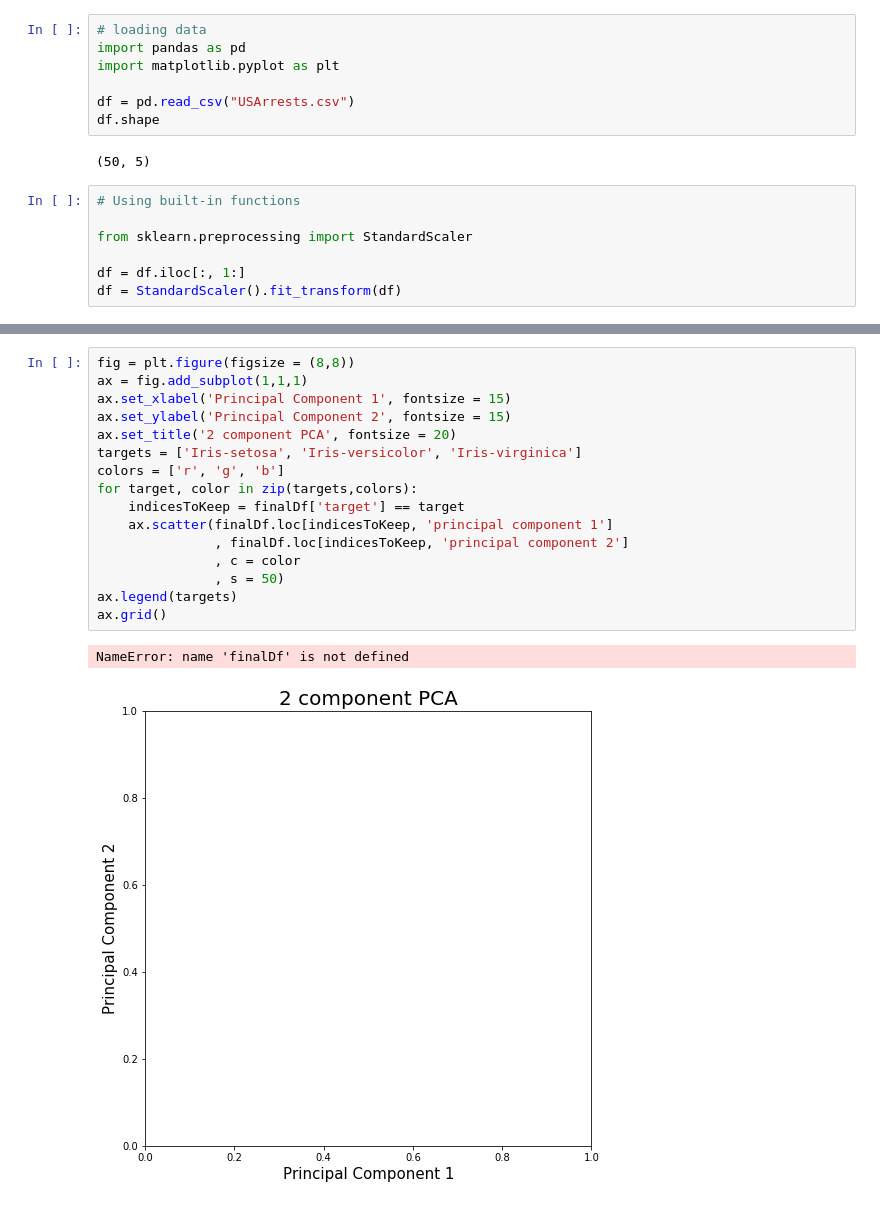
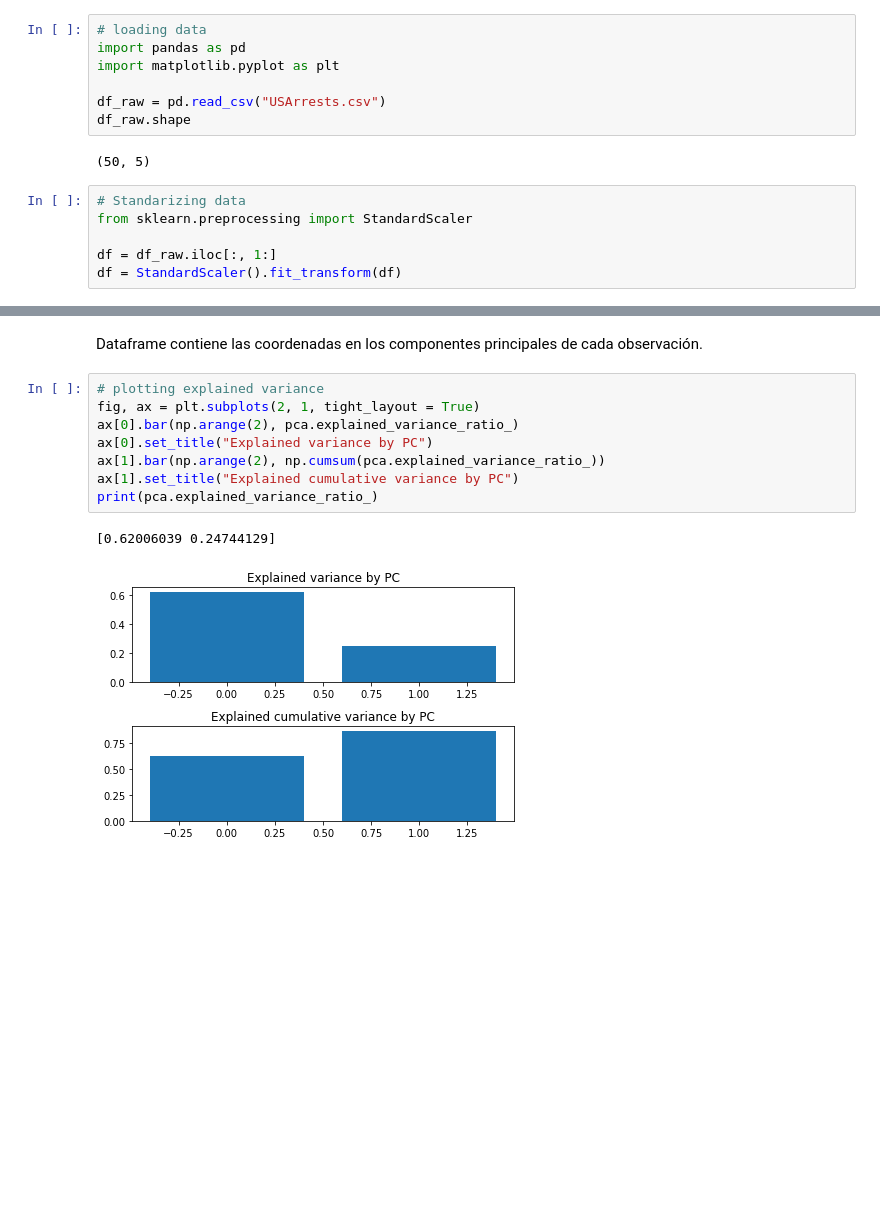
Before and after one commit to leoBravoRain/statistics, a Jupyter notebook: PCA/PCA.ipynb, the cells around one changed output, grey strips where cells are left out. Saved outputs shown, nothing was run; the diff lists cells and outputs as text; blank space fills up the shorter version.

```diff
--- a/PCA/PCA.ipynb
+++ b/PCA/PCA.ipynb
@@ -105,16 +119,15 @@ En este ejemplo, ¿cuál es el número óptimo de componentes principales?
 import pandas as pd
 import matplotlib.pyplot as plt
 
-df = pd.read_csv("USArrests.csv")
-df.shape
+df_raw = pd.read_csv("USArrests.csv")
+df_raw.shape
 # %% [output]
 (50, 5)
 # %%
-# Using built-in functions
-
+# Standarizing data
 from sklearn.preprocessing import StandardScaler
 
-df = df.iloc[:, 1:]
+df = df_raw.iloc[:, 1:]
 df = StandardScaler().fit_transform(df)
 # %%
 from sklearn.decomposition import PCA
@@ -132,19 +155,13 @@ IndexError: only integers, slices (`:`), ellipsis (`...`), numpy.newaxis (`None`
-# %%
-fig = plt.figure(figsize = (8,8))
-ax = fig.add_subplot(1,1,1)
-ax.set_xlabel('Principal Component 1', fontsize = 15)
-ax.set_ylabel('Principal Component 2', fontsize = 15)
-ax.set_title('2 component PCA', fontsize = 20)
-targets = ['Iris-setosa', 'Iris-versicolor', 'Iris-virginica']
-colors = ['r', 'g', 'b']
-for target, color in zip(targets,colors):
-    indicesToKeep = finalDf['target'] == target
-    ax.scatter(finalDf.loc[indicesToKeep, 'principal component 1']
-               , finalDf.loc[indicesToKeep, 'principal component 2']
-               , c = color
-               , s = 50)
-ax.legend(targets)
-ax.grid()
-# %% [output]
-NameError: name 'finalDf' is not defined
-[figure, removed]
+# %% [markdown]
+Dataframe contiene las coordenadas en los componentes principales de cada observación.
+# %%
+# plotting explained variance
+fig, ax = plt.subplots(2, 1, tight_layout = True)
+ax[0].bar(np.arange(2), pca.explained_variance_ratio_)
+ax[0].set_title("Explained variance by PC")
+ax[1].bar(np.arange(2), np.cumsum(pca.explained_variance_ratio_))
+ax[1].set_title("Explained cumulative variance by PC")
+print(pca.explained_variance_ratio_)
+# %% [output]
+[0.62006039 0.24744129]
+[figure, added]
```
Also changed, not shown: parts of 15 cells of this notebook.
